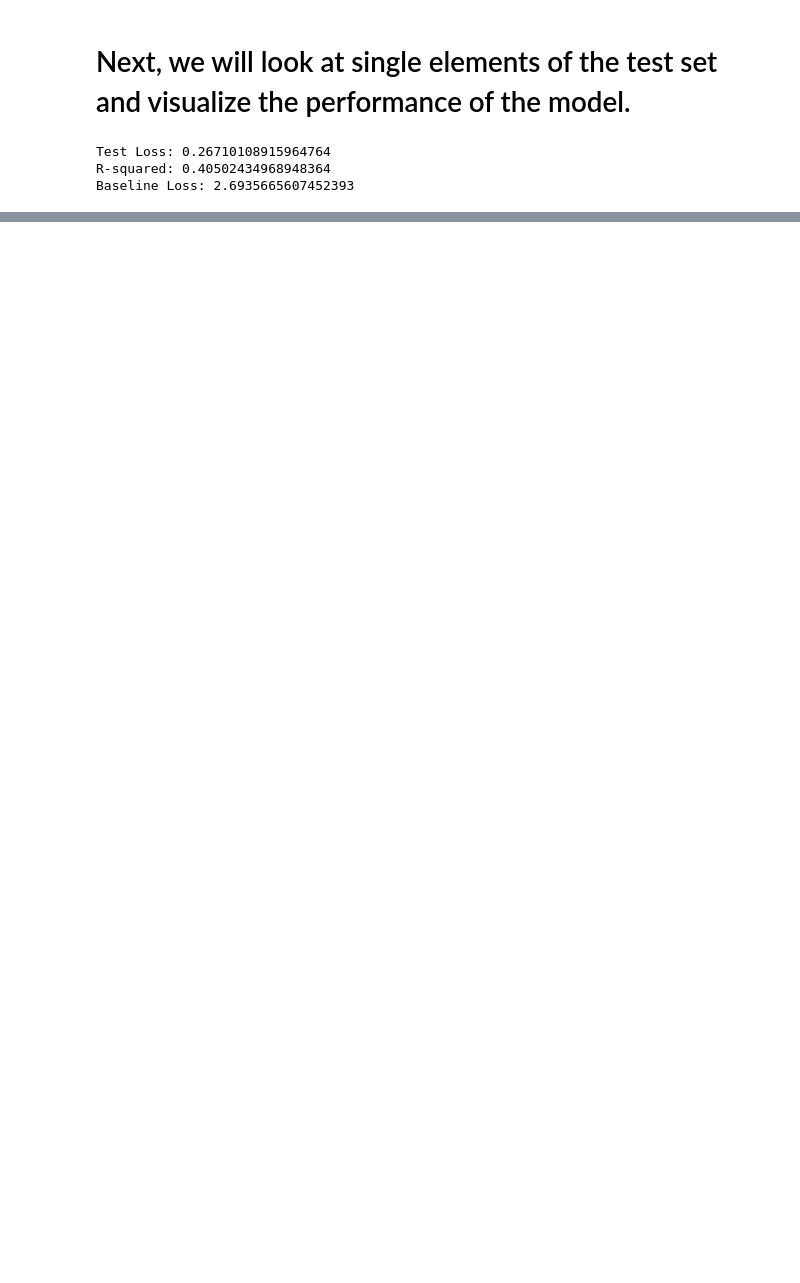
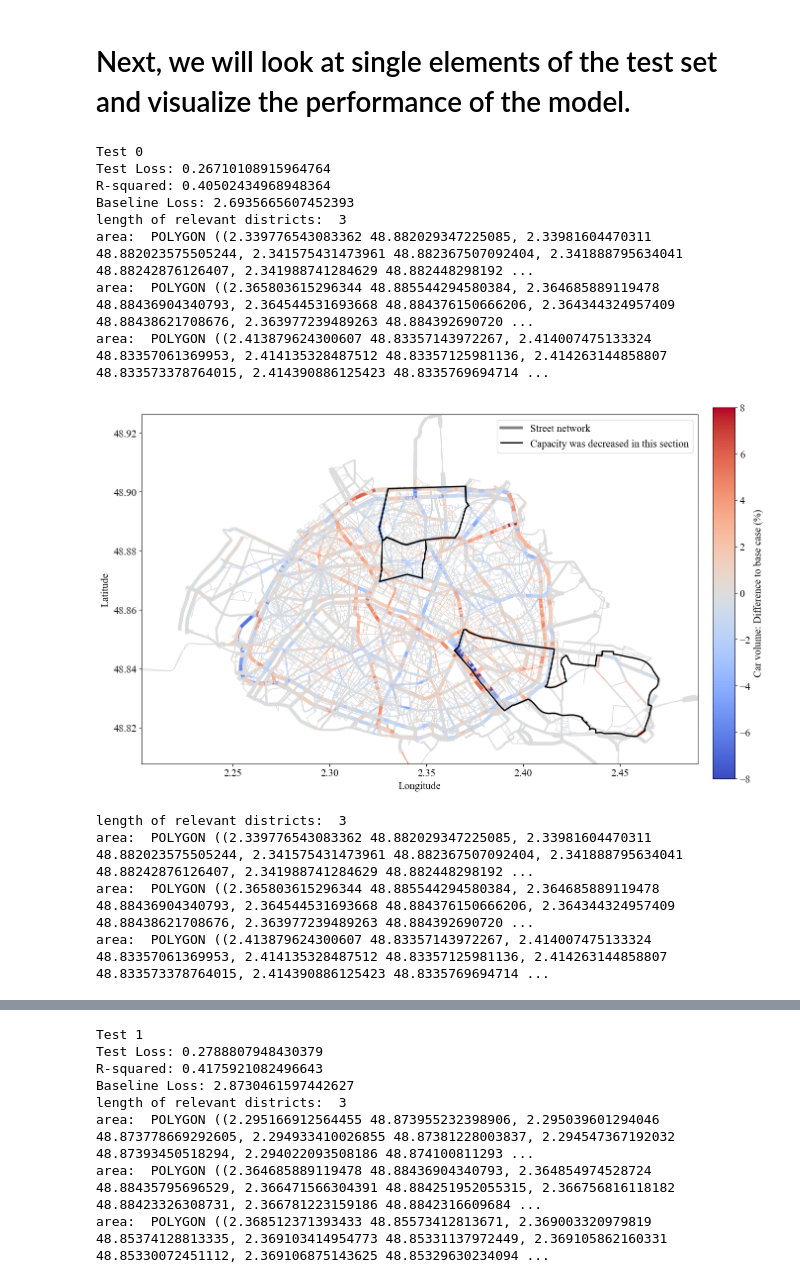
Before and after one commit to govindgoel/ml, a Jupyter notebook: scripts/testing_and_evaluation/map_model_outputs_to_gdf_test_set_current.ipynb, the cells around one changed output, grey strips where cells are left out. Drawn from its saved outputs; the diff is of its cells as text; code cells hidden in the pictures; blank space fills up the shorter version.

Commit message:
improved plotting to different districts

```diff
--- a/scripts/testing_and_evaluation/map_model_outputs_to_gdf_test_set_current.ipynb
+++ b/scripts/testing_and_evaluation/map_model_outputs_to_gdf_test_set_current.ipynb
@@ -225,19 +282,42 @@ Baseline Loss: 2.919499158859253
 # %%
-# Pick the first element of the test set
-i = 0
+fixed_norm_max = 8
 
-my_test_data = test_set_loader.dataset[i]
-my_test_x = test_set_loader.dataset[i].x
-my_test_x = my_test_x.to('cpu')
+for i in range(2):
+    my_test_data = test_set_loader.dataset[i]
+    my_test_x = test_set_loader.dataset[i].x
+    my_test_x = my_test_x.to('cpu')
 
-test_loss_my_test_data, r_squared_my_test_data, actual_vals_my_test_data, predictions_my_test_data, baseline_loss_my_test_data = validate_model_on_test_set(model, my_test_data, loss_fct, device)
+    test_loss_my_test_data, r_squared_my_test_data, actual_vals_my_test_data, predictions_my_test_data, baseline_loss_my_test_data = validate_model_on_test_set(model, my_test_data, loss_fct, device)
+    print(f"Test {i}")
+    print(f"Test Loss: {test_loss_my_test_data}")
+    print(f"R-squared: {r_squared_my_test_data}")
+    print(f"Baseline Loss: {baseline_loss_my_test_data}")
 
-print(f"Test Loss: {test_loss_my_test_data}")
-print(f"R-squared: {r_squared_my_test_data}")
-print(f"Baseline Loss: {baseline_loss_my_test_data}")
+    inversed_x = scaler_x.inverse_transform(my_test_x)
 
-inversed_x = scaler_x.inverse_transform(my_test_x)
+    gdf_with_og_values = data_to_geodataframe_with_og_values(data=my_test_data, original_gdf=links_base_case, predicted_values=predictions_my_test_data, inversed_x=inversed_x)
+    gdf_with_og_values['capacity_reduction_rounded'] = gdf_with_og_values['capacity_reduction'].round(decimals=3)
+    gdf_with_og_values['highway'] = gdf_with_og_values['highway'].map(highway_mapping)
+
+    hf.plot_combined_output(gdf_input=gdf_with_og_values, column_to_plot="vol_car_change_predicted",
+                            save_it=False, number_to_plot=0, zone_to_plot = "this zone", is_predicted=True, alpha=0, use_fixed_norm=True,
+                            fixed_norm_max = fixed_norm_max,
+                            known_districts = False, buffer = 0.0005, districts_of_interest=None)
+    hf.plot_combined_output(gdf_input=gdf_with_og_values, column_to_plot="vol_car_change_actual", save_it=False,
+                            number_to_plot=None, zone_to_plot = "this zone",is_predicted=False,alpha=10,use_fixed_norm=True,
+                            fixed_norm_max = fixed_norm_max,
+                            known_districts = False, buffer = 0.0005, districts_of_interest=None)
 # %% [output]
+Test 0
 Test Loss: 0.26710108915964764
 R-squared: 0.40502434968948364
 Baseline Loss: 2.6935665607452393
+length of relevant districts:  3
+area:  POLYGON ((2.339776543083362 48.882029347225085, 2.33981604470311 48.882023575505244, 2.341575431473961 48.882367507092404, 2.341888795634041 48.88242876126407, 2.341988741284629 48.882448298192 ...
+area:  POLYGON ((2.365803615296344 48.885544294580384, 2.364685889119478 48.88436904340793, 2.364544531693668 48.884376150666206, 2.364344324957409 48.88438621708676, 2.363977239489263 48.884392690720 ...
+area:  POLYGON ((2.413879624300607 48.83357143972267, 2.414007475133324 48.83357061369953, 2.414135328487512 48.83357125981136, 2.414263144858807 48.833573378764015, 2.414390886125423 48.8335769694714 ...
+[figure, added]
+length of relevant districts:  3
+area:  POLYGON ((2.339776543083362 48.882029347225085, 2.33981604470311 48.882023575505244, 2.341575431473961 48.882367507092404, 2.341888795634041 48.88242876126407, 2.341988741284629 48.882448298192 ...
+area:  POLYGON ((2.365803615296344 48.885544294580384, 2.364685889119478 48.88436904340793, 2.364544531693668 48.884376150666206, 2.364344324957409 48.88438621708676, 2.363977239489263 48.884392690720 ...
+area:  POLYGON ((2.413879624300607 48.83357143972267, 2.414007475133324 48.83357061369953, 2.414135328487512 48.83357125981136, 2.414263144858807 48.833573378764015, 2.414390886125423 48.8335769694714 ...
@@ -243,0 +325,8 @@ Baseline Loss: 2.6935665607452393
+Test 1
+Test Loss: 0.2788807948430379
+R-squared: 0.4175921082496643
+Baseline Loss: 2.8730461597442627
+length of relevant districts:  3
+area:  POLYGON ((2.295166912564455 48.873955232398906, 2.295039601294046 48.873778669292605, 2.294933410026855 48.87381228003837, 2.294547367192032 48.87393450518294, 2.294022093508186 48.874100811293 ...
+area:  POLYGON ((2.364685889119478 48.88436904340793, 2.364854974528724 48.88435795696529, 2.366471566304391 48.884251952055315, 2.366756816118182 48.88423326308731, 2.366781223159186 48.8842316609684 ...
+area:  POLYGON ((2.368512371393433 48.85573412813671, 2.369003320979819 48.85374128813335, 2.369103414954773 48.85331137972449, 2.369105862160331 48.85330072451112, 2.369106875143625 48.85329630234094 ...
```
Also changed, not shown: parts of 5 cells of this notebook, 1 other file.
